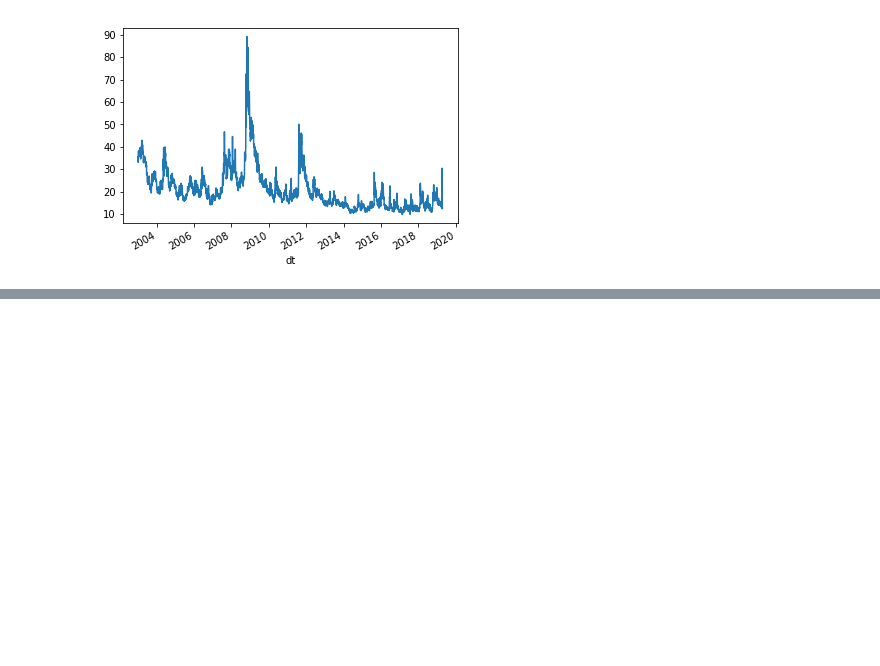
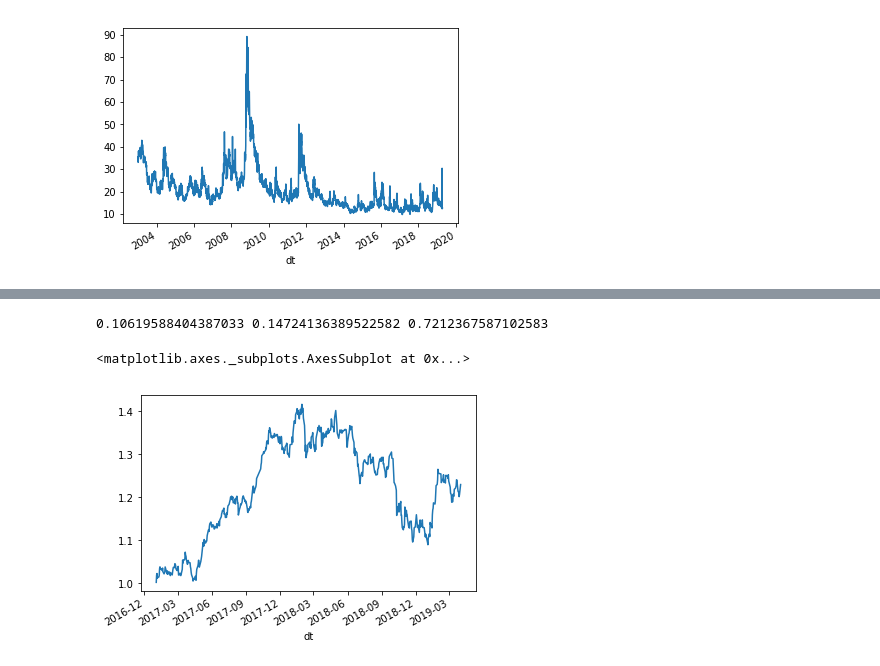
Before and after one commit to kimjungwon90/trade_bot, a Jupyter notebook: ServerSide.ipynb, the cells around one changed output, grey strips where cells are left out. Drawn from its saved outputs; the diff is of its cells as text; code cells hidden in the pictures; blank space fills up the shorter version.

```diff
--- a/ServerSide.ipynb
+++ b/ServerSide.ipynb
@@ -218,0 +280,4 @@ plt.show()
+# %%
+std_weight = 1 / df_test.std()
+std_weight = std_weight / std_weight.sum()
+std_weight
@@ -218,0 +297,9 @@ plt.show()
+# %%
+mean_ = df_test.multiply(std_weight).sum(axis=1).mean()*252
+std_ = df_test.multiply(std_weight).sum(axis=1).std()*(252**0.5)
+print(mean_, std_, mean_ / std_)
+(df_test.multiply(std_weight).sum(axis=1) + 1).cumprod().plot()
+# %% [output]
+0.10619588404387033 0.14724136389522582 0.7212367587102583
+<matplotlib.axes._subplots.AxesSubplot at 0x...>
+[figure, added]
```
Also changed, not shown: parts of 19 cells of this notebook, 1 other file.
